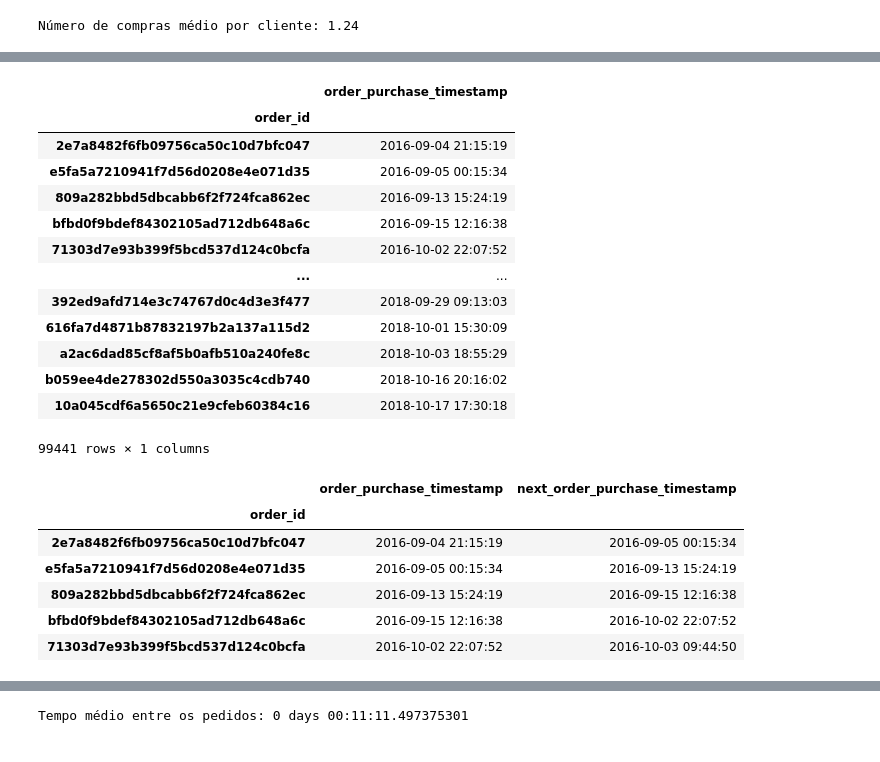
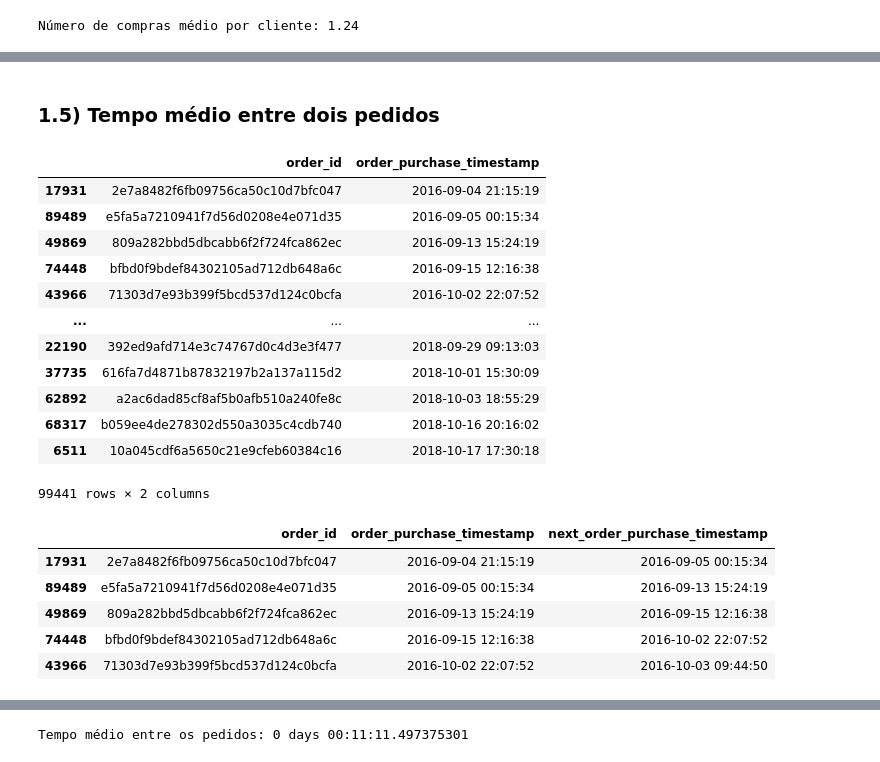
Before and after one commit to olavodd42/analise_exploratoria_olist, a Jupyter notebook: notebook.ipynb, the cells around one changed output, grey strips where cells are left out. Saved outputs shown, nothing was run; the diff lists cells and outputs as text; code cells hidden in the pictures.

```diff
--- a/notebook.ipynb
+++ b/notebook.ipynb
@@ -338,34 +392,34 @@ Número de compras médio por cliente: 1.24
+# %% [markdown]
+### 1.5) Tempo médio entre dois pedidos
 # %%
 # Tempo médio entre pedidos
 df['order_purchase_timestamp'] = pd.to_datetime(df['order_purchase_timestamp'])
-df_purchase = df[['order_id', 'order_purchase_timestamp']].groupby('order_id').mean().sort_values(by='order_purchase_timestamp')
+df_purchase = df[['order_id', 'order_purchase_timestamp']].groupby('order_id').mean().reset_index().sort_values(by='order_purchase_timestamp')
 df_purchase
 # %% [output]
-|  | order_purchase_timestamp |
-| order_id |  |
-| 2e7a8482f6fb09756ca50c10d7bfc047 | 2016-09-04 21:15:19 |
-| e5fa5a7210941f7d56d0208e4e071d35 | 2016-09-05 00:15:34 |
-| 809a282bbd5dbcabb6f2f724fca862ec | 2016-09-13 15:24:19 |
-| bfbd0f9bdef84302105ad712db648a6c | 2016-09-15 12:16:38 |
-| 71303d7e93b399f5bcd537d124c0bcfa | 2016-10-02 22:07:52 |
-| ... | ... |
-| 392ed9afd714e3c74767d0c4d3e3f477 | 2018-09-29 09:13:03 |
-| 616fa7d4871b87832197b2a137a115d2 | 2018-10-01 15:30:09 |
-| a2ac6dad85cf8af5b0afb510a240fe8c | 2018-10-03 18:55:29 |
-| b059ee4de278302d550a3035c4cdb740 | 2018-10-16 20:16:02 |
-| 10a045cdf6a5650c21e9cfeb60384c16 | 2018-10-17 17:30:18 |
+|  | order_id | order_purchase_timestamp |
+| 17931 | 2e7a8482f6fb09756ca50c10d7bfc047 | 2016-09-04 21:15:19 |
+| 89489 | e5fa5a7210941f7d56d0208e4e071d35 | 2016-09-05 00:15:34 |
+| 49869 | 809a282bbd5dbcabb6f2f724fca862ec | 2016-09-13 15:24:19 |
+| 74448 | bfbd0f9bdef84302105ad712db648a6c | 2016-09-15 12:16:38 |
+| 43966 | 71303d7e93b399f5bcd537d124c0bcfa | 2016-10-02 22:07:52 |
+| ... | ... | ... |
+| 22190 | 392ed9afd714e3c74767d0c4d3e3f477 | 2018-09-29 09:13:03 |
+| 37735 | 616fa7d4871b87832197b2a137a115d2 | 2018-10-01 15:30:09 |
+| 62892 | a2ac6dad85cf8af5b0afb510a240fe8c | 2018-10-03 18:55:29 |
+| 68317 | b059ee4de278302d550a3035c4cdb740 | 2018-10-16 20:16:02 |
+| 6511 | 10a045cdf6a5650c21e9cfeb60384c16 | 2018-10-17 17:30:18 |
-99441 rows × 1 columns
+99441 rows × 2 columns
 # %%
 df_purchase['next_order_purchase_timestamp'] = df_purchase['order_purchase_timestamp'].shift(-1)
 df_purchase.head()
 # %% [output]
-|  | order_purchase_timestamp | next_order_purchase_timestamp |
-| order_id |  |  |
-| 2e7a8482f6fb09756ca50c10d7bfc047 | 2016-09-04 21:15:19 | 2016-09-05 00:15:34 |
-| e5fa5a7210941f7d56d0208e4e071d35 | 2016-09-05 00:15:34 | 2016-09-13 15:24:19 |
-| 809a282bbd5dbcabb6f2f724fca862ec | 2016-09-13 15:24:19 | 2016-09-15 12:16:38 |
-| bfbd0f9bdef84302105ad712db648a6c | 2016-09-15 12:16:38 | 2016-10-02 22:07:52 |
-| 71303d7e93b399f5bcd537d124c0bcfa | 2016-10-02 22:07:52 | 2016-10-03 09:44:50 |
+|  | order_id | order_purchase_timestamp | next_order_purchase_timestamp |
+| 17931 | 2e7a8482f6fb09756ca50c10d7bfc047 | 2016-09-04 21:15:19 | 2016-09-05 00:15:34 |
+| 89489 | e5fa5a7210941f7d56d0208e4e071d35 | 2016-09-05 00:15:34 | 2016-09-13 15:24:19 |
+| 49869 | 809a282bbd5dbcabb6f2f724fca862ec | 2016-09-13 15:24:19 | 2016-09-15 12:16:38 |
+| 74448 | bfbd0f9bdef84302105ad712db648a6c | 2016-09-15 12:16:38 | 2016-10-02 22:07:52 |
+| 43966 | 71303d7e93b399f5bcd537d124c0bcfa | 2016-10-02 22:07:52 | 2016-10-03 09:44:50 |
 # %%
 df_purchase['diff_timestamp'] = df_purchase['next_order_purchase_timestamp'] - df_purchase['order_purchase_timestamp']
 df_purchase['diff_timestamp'].fillna(df_purchase['diff_timestamp'].mean())
```
Also changed, not shown: parts of 70 cells of this notebook, 1 other file.
